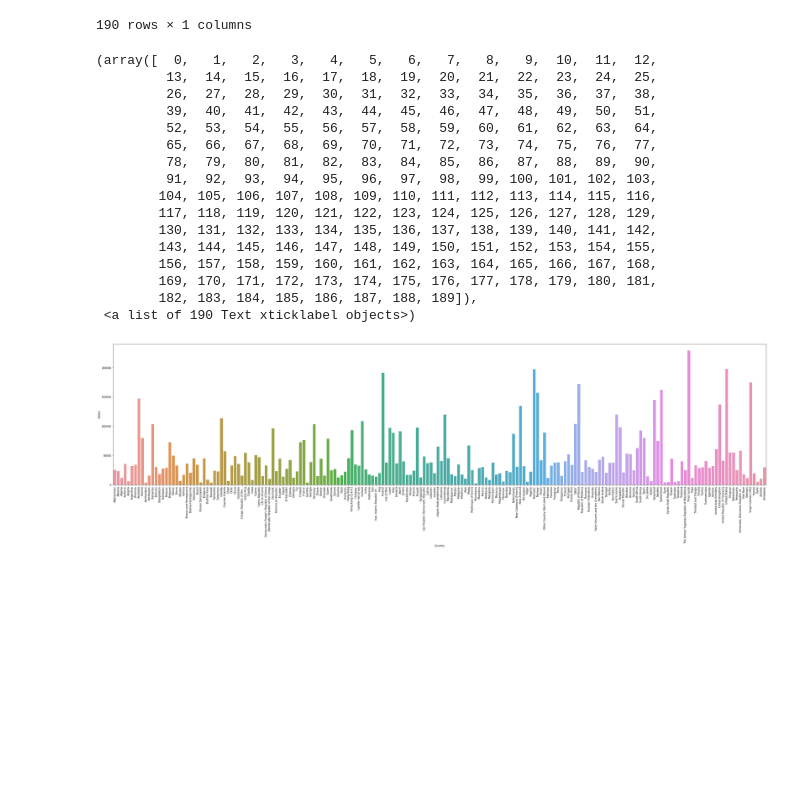
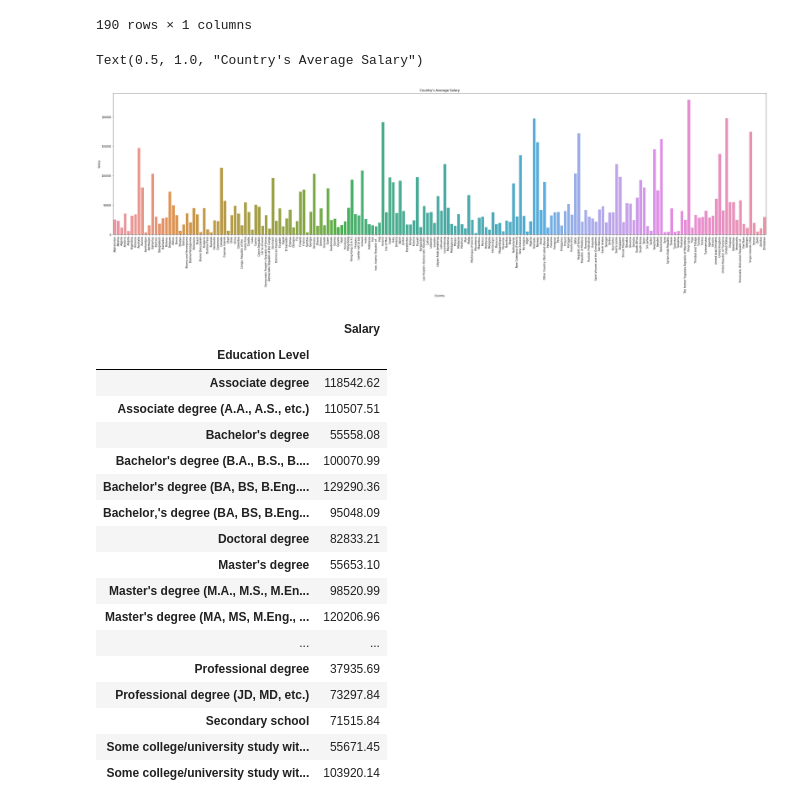
Before and after one commit to jwhite1987/Data-Scientists-and-HR-Analytics, a Jupyter notebook: Resources/Data_Scientist_Salary/data_salary.ipynb, the cells around one changed output. Cells and saved outputs as stored; diff of their text form; code cells hidden in the pictures; blank space fills up the shorter version.

```diff
--- a/Resources/Data_Scientist_Salary/data_salary.ipynb
+++ b/Resources/Data_Scientist_Salary/data_salary.ipynb
@@ -22,8 +22,6 @@ df.head()
 | 4 | 2020 | Yes | 79000.0 | United States | Cassandra;Elasticsearch;MariaDB;P... | Microsoft SQL Server;PostgreSQL | Developer, full-stack | Bachelor's degree (B.A., B.S., B.... | ... |
 # %%
 df = df.drop(columns = {'Hobbyist', 'DatabaseDesireNextYear', 'Year', 'LanguageDesireNextYear', 'OrgSize'})
-# %%
-df['ConvertedComp'] = round(df['ConvertedComp'],2)
 # %%
 df = df.rename(columns = {'ConvertedComp': 'Salary', 'JobSat': 'Job Satisfaction', 'DatabaseWorkedWith': 'Database Use', 'LanguageWorkedWith': 'Programming Language', 'UndergradMajor': 'Major', 'YearsCodePro': 'Years Coding Professionally', 'EdLevel': 'Education Level', 'DevType': 'Developer'})
 # %%
@@ -69,23 +66,33 @@ new_labels = mean_df.index
 # %%
 dims = (45, 10)
 fig, ax = plt.subplots(figsize=dims)
 chart = sns.barplot(x=mean_df.index, y=mean_df['Salary'])
 plt.xticks(rotation=90)
+plt.title("Country's Average Salary")
 # %% [output]
-(array([  0,   1,   2,   3,   4,   5,   6,   7,   8,   9,  10,  11,  12,
-         13,  14,  15,  16,  17,  18,  19,  20,  21,  22,  23,  24,  25,
-         26,  27,  28,  29,  30,  31,  32,  33,  34,  35,  36,  37,  38,
-         39,  40,  41,  42,  43,  44,  45,  46,  47,  48,  49,  50,  51,
-         52,  53,  54,  55,  56,  57,  58,  59,  60,  61,  62,  63,  64,
-         65,  66,  67,  68,  69,  70,  71,  72,  73,  74,  75,  76,  77,
-         78,  79,  80,  81,  82,  83,  84,  85,  86,  87,  88,  89,  90,
-         91,  92,  93,  94,  95,  96,  97,  98,  99, 100, 101, 102, 103,
-        104, 105, 106, 107, 108, 109, 110, 111, 112, 113, 114, 115, 116,
-        117, 118, 119, 120, 121, 122, 123, 124, 125, 126, 127, 128, 129,
-        130, 131, 132, 133, 134, 135, 136, 137, 138, 139, 140, 141, 142,
-        143, 144, 145, 146, 147, 148, 149, 150, 151, 152, 153, 154, 155,
-        156, 157, 158, 159, 160, 161, 162, 163, 164, 165, 166, 167, 168,
-        169, 170, 171, 172, 173, 174, 175, 176, 177, 178, 179, 180, 181,
-        182, 183, 184, 185, 186, 187, 188, 189]),
- <a list of 190 Text xticklabel objects>)
+Text(0.5, 1.0, "Country's Average Salary")
-[figure, old version]
+[figure, new version]
+# %%
+edu_df = df.groupby(df['Education Level'])
+mean_edu_df = edu_df.mean()
+mean_edu_df['Salary'] = round(mean_edu_df['Salary'],2)
+mean_edu_df
+# %% [output]
+|  | Salary |
+| Education Level |  |
+| Associate degree | 118542.62 |
+| Associate degree (A.A., A.S., etc.) | 110507.51 |
+| Bachelor's degree | 55558.08 |
+| Bachelor's degree (B.A., B.S., B.... | 100070.99 |
+| Bachelor's degree (BA, BS, B.Eng.... | 129290.36 |
+| Bachelor‚'s degree (BA, BS, B.Eng... | 95048.09 |
+| Doctoral degree | 82833.21 |
+| Master's degree | 55653.10 |
+| Master's degree (M.A., M.S., M.En... | 98520.99 |
+| Master's degree (MA, MS, M.Eng., ... | 120206.96 |
+| ... | ... |
+| Professional degree | 37935.69 |
+| Professional degree (JD, MD, etc.) | 73297.84 |
+| Secondary school | 71515.84 |
+| Some college/university study wit... | 55671.45 |
+| Some college/university study wit... | 103920.14 |
```
Also changed, not shown: parts of 3 cells of this notebook, 1 other file.
